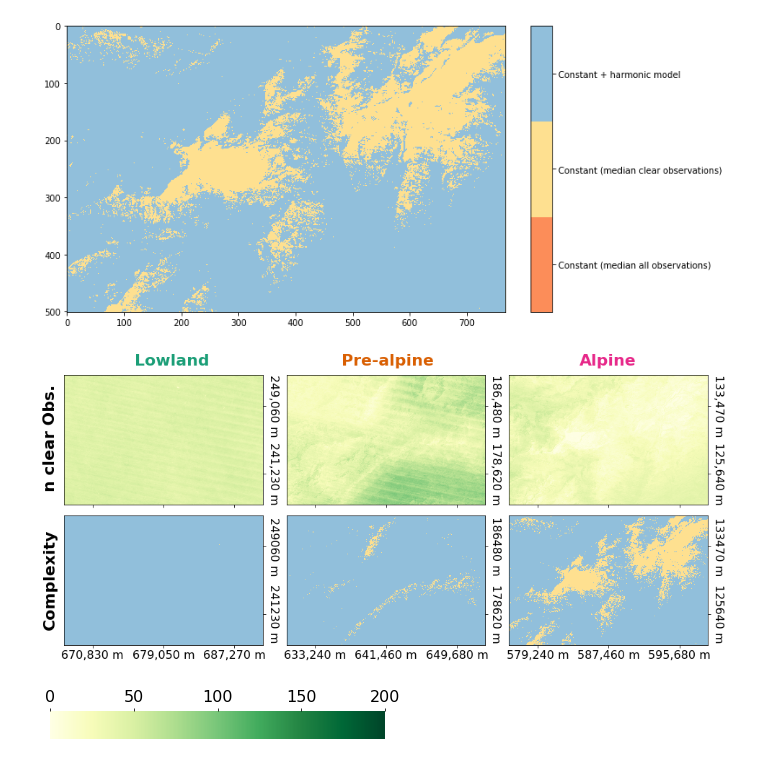
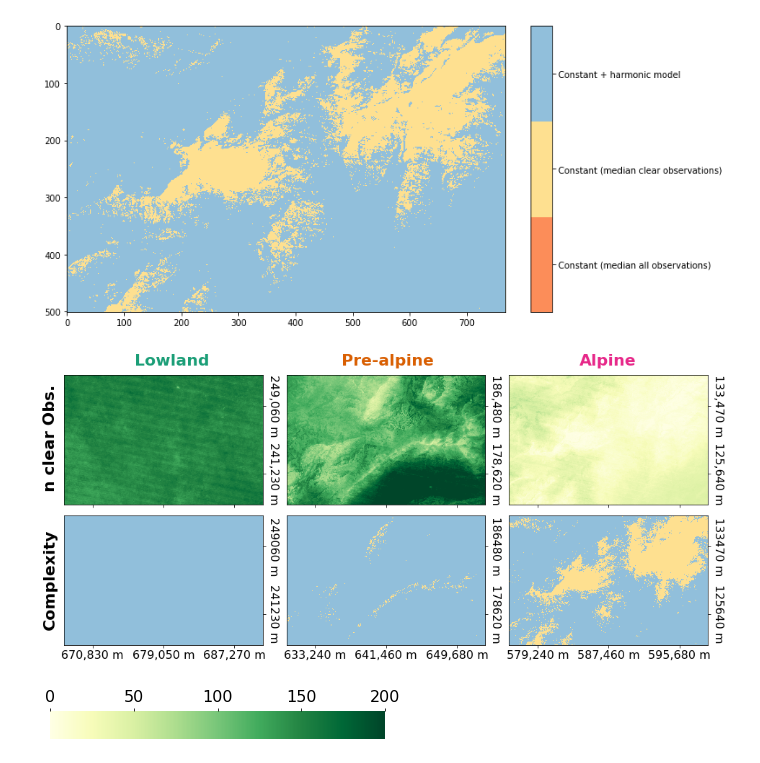
Before and after one commit to SebastianHafner/masterthesis, a Jupyter notebook: assemble_synthetic_images.ipynb, the cells around one changed output. Saved outputs shown, nothing was run; the diff lists cells and outputs as text; code cells hidden in the pictures.

```diff
--- a/assemble_synthetic_images.ipynb
+++ b/assemble_synthetic_images.ipynb
@@ -418,38 +418,38 @@ def plot_count(ax,fname,limits,show_xlabels=True,show_ylabels=True):
 
 
 # run for different region of interests
-yearAS = 2004
+yearAS = 2013
 rois = ['roi1','roi2','roi3']
 roi_names = ['Lowland','Pre-alpine','Alpine']
 roi_colors = ['#1b9e77','#d95f02','#e7298a']
 
 # path to data
 folder_models = 'data/coefficients/'
 folder_count = 'data/gee_components/'
 
 fontsize_title = 22
 fontsize = 16
 
 fig, axs = plt.subplots(2,3, figsize=(16,7), facecolor='w', edgecolor='k') #sharey=True
 plt.rcParams.update({'font.size': fontsize})
 fig.subplots_adjust(hspace=0.05, wspace=0.12)
 axs = axs.ravel()
 
 for iroi, roi in enumerate(rois):
 
     plot_count(axs[iroi],f'{folder_count}count_min_{roi}_{collection_year(roi,yearAS)}.tif',(0,200),False)
     plot_model(axs[iroi+3],f'{folder_models}model_{roi}_{collection_year(roi,yearAS)}.tif')
 
 fig.text(0.1, 0.7, 'n clear Obs.', va='center', rotation='vertical',fontweight='bold',fontsize=fontsize_title)
 fig.text(0.1, 0.31, 'Complexity', va='center', rotation='vertical',fontweight='bold',fontsize=fontsize_title)
 
 fig.text(0.255, 0.9, roi_names[0], ha='center',fontweight='bold',fontsize=fontsize_title,color='#1b9e77')
 fig.text(0.515, 0.9, roi_names[1], ha='center',fontweight='bold',fontsize=fontsize_title,color='#d95f02')
 fig.text(0.78, 0.9, roi_names[2], ha='center',fontweight='bold',fontsize=fontsize_title,color='#e7298a')
 
 plt.savefig(f'plots/counts_models_as{yearAS}.png', dpi=300, bbox_inches = "tight")
 # %% [output]
-[figure, old version]
+[figure, new version]
 # %%
 import matplotlib.pyplot as plt
 import matplotlib as mpl
```
Also changed, not shown: 3 other files.
